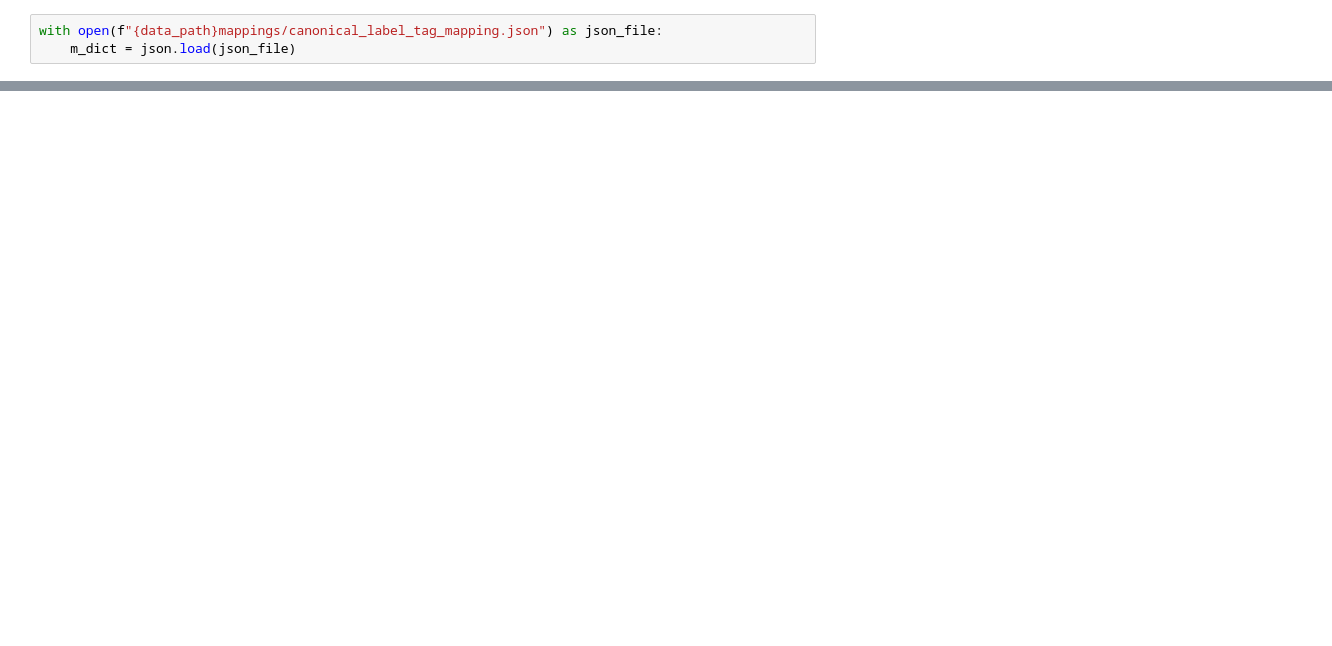
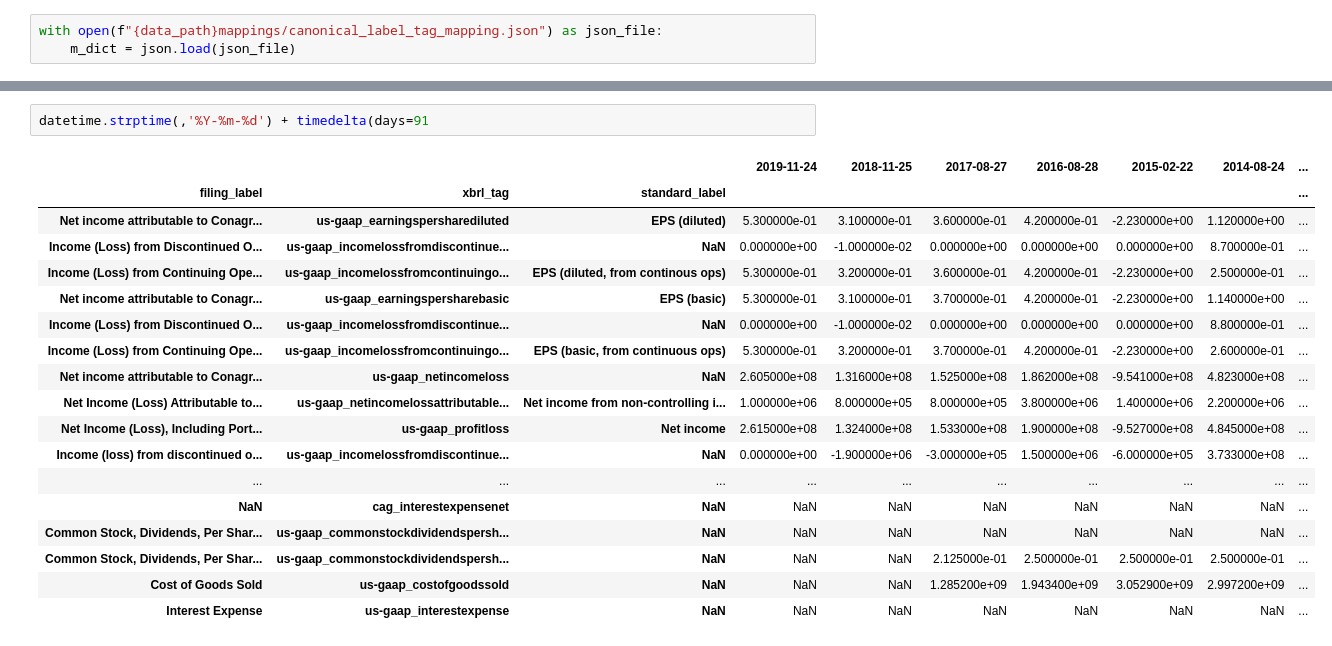
Before and after one commit to antgoldbloom/XBRL_Parser, a Jupyter notebook: canonical_standard_label_mapping_tools.ipynb, the cells around one changed output, grey strips where cells are left out. Saved outputs shown, nothing was run; the diff lists cells and outputs as text; blank space fills up the shorter version.

```diff
--- a/canonical_standard_label_mapping_tools.ipynb
+++ b/canonical_standard_label_mapping_tools.ipynb
@@ -253,0 +252,21 @@ tag
+# %%
+datetime.strptime(,'%Y-%m-%d') + timedelta(days=91
+# %% [output]
+|  |  |  | 2019-11-24 | 2018-11-25 | 2017-08-27 | 2016-08-28 | 2015-02-22 | 2014-08-24 | ... |
+| filing_label | xbrl_tag | standard_label |  |  |  |  |  |  | ... |
+| Net income attributable to Conagr... | us-gaap_earningspersharediluted | EPS (diluted) | 5.300000e-01 | 3.100000e-01 | 3.600000e-01 | 4.200000e-01 | -2.230000e+00 | 1.120000e+00 | ... |
+| Income (Loss) from Discontinued O... | us-gaap_incomelossfromdiscontinue... | NaN | 0.000000e+00 | -1.000000e-02 | 0.000000e+00 | 0.000000e+00 | 0.000000e+00 | 8.700000e-01 | ... |
+| Income (Loss) from Continuing Ope... | us-gaap_incomelossfromcontinuingo... | EPS (diluted, from continous ops) | 5.300000e-01 | 3.200000e-01 | 3.600000e-01 | 4.200000e-01 | -2.230000e+00 | 2.500000e-01 | ... |
+| Net income attributable to Conagr... | us-gaap_earningspersharebasic | EPS (basic) | 5.300000e-01 | 3.100000e-01 | 3.700000e-01 | 4.200000e-01 | -2.230000e+00 | 1.140000e+00 | ... |
+| Income (Loss) from Discontinued O... | us-gaap_incomelossfromdiscontinue... | NaN | 0.000000e+00 | -1.000000e-02 | 0.000000e+00 | 0.000000e+00 | 0.000000e+00 | 8.800000e-01 | ... |
+| Income (Loss) from Continuing Ope... | us-gaap_incomelossfromcontinuingo... | EPS (basic, from continuous ops) | 5.300000e-01 | 3.200000e-01 | 3.700000e-01 | 4.200000e-01 | -2.230000e+00 | 2.600000e-01 | ... |
+| Net income attributable to Conagr... | us-gaap_netincomeloss | NaN | 2.605000e+08 | 1.316000e+08 | 1.525000e+08 | 1.862000e+08 | -9.541000e+08 | 4.823000e+08 | ... |
+| Net Income (Loss) Attributable to... | us-gaap_netincomelossattributable... | Net income from non-controlling i... | 1.000000e+06 | 8.000000e+05 | 8.000000e+05 | 3.800000e+06 | 1.400000e+06 | 2.200000e+06 | ... |
+| Net Income (Loss), Including Port... | us-gaap_profitloss | Net income | 2.615000e+08 | 1.324000e+08 | 1.533000e+08 | 1.900000e+08 | -9.527000e+08 | 4.845000e+08 | ... |
+| Income (loss) from discontinued o... | us-gaap_incomelossfromdiscontinue... | NaN | 0.000000e+00 | -1.900000e+06 | -3.000000e+05 | 1.500000e+06 | -6.000000e+05 | 3.733000e+08 | ... |
+| ... | ... | ... | ... | ... | ... | ... | ... | ... | ... |
+| NaN | cag_interestexpensenet | NaN | NaN | NaN | NaN | NaN | NaN | NaN | ... |
+| Common Stock, Dividends, Per Shar... | us-gaap_commonstockdividendspersh... | NaN | NaN | NaN | NaN | NaN | NaN | NaN | ... |
+| Common Stock, Dividends, Per Shar... | us-gaap_commonstockdividendspersh... | NaN | NaN | NaN | 2.125000e-01 | 2.500000e-01 | 2.500000e-01 | 2.500000e-01 | ... |
+| Cost of Goods Sold | us-gaap_costofgoodssold | NaN | NaN | NaN | 1.285200e+09 | 1.943400e+09 | 3.052900e+09 | 2.997200e+09 | ... |
+| Interest Expense | us-gaap_interestexpense | NaN | NaN | NaN | NaN | NaN | NaN | NaN | ... |
```
Also changed, not shown: parts of 17 cells of this notebook, 4 other files.
